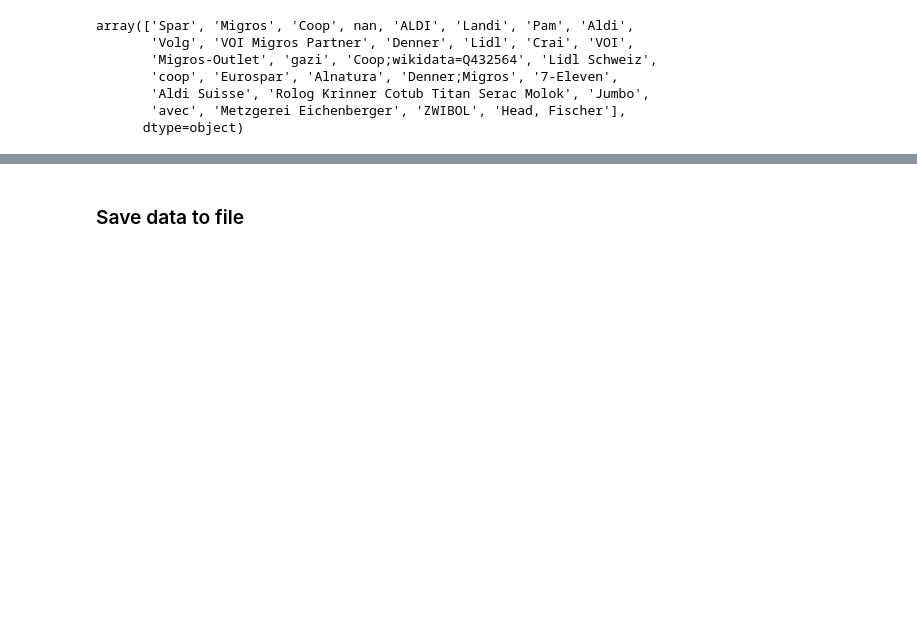
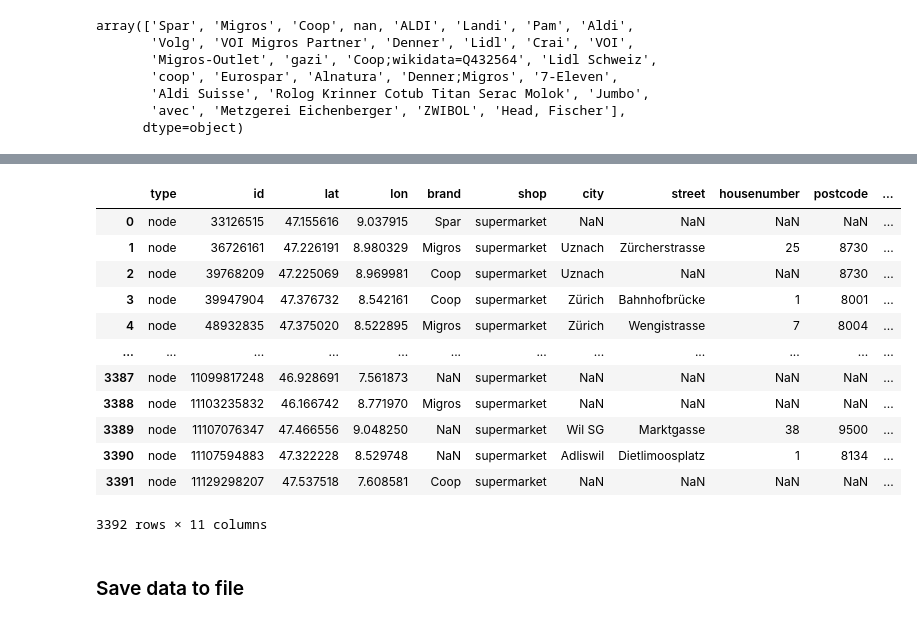
Before and after one commit to DiegoGlez28/data_analytics_zhaw, a Jupyter notebook: Week_02/supermarkets_data_preparation.ipynb, the cells around one changed output, grey strips where cells are left out. Saved outputs shown, nothing was run; the diff lists cells and outputs as text; code cells hidden in the pictures; blank space fills up the shorter version.

```diff
--- a/Week_02/supermarkets_data_preparation.ipynb
+++ b/Week_02/supermarkets_data_preparation.ipynb
@@ -213,3 +218,21 @@ UndefinedVariableError: name 'Zurich' is not defined
+# %%
+open_hours = pd.DataFrame.from_records(df1.tags)['opening_hours'].tolist()
+df['opening_hours'] = open_hours
+df
+# %% [output]
+|  | type | id | lat | lon | brand | shop | city | street | housenumber | postcode | ... |
+| 0 | node | 33126515 | 47.155616 | 9.037915 | Spar | supermarket | NaN | NaN | NaN | NaN | ... |
+| 1 | node | 36726161 | 47.226191 | 8.980329 | Migros | supermarket | Uznach | Zürcherstrasse | 25 | 8730 | ... |
+| 2 | node | 39768209 | 47.225069 | 8.969981 | Coop | supermarket | Uznach | NaN | NaN | 8730 | ... |
+| 3 | node | 39947904 | 47.376732 | 8.542161 | Coop | supermarket | Zürich | Bahnhofbrücke | 1 | 8001 | ... |
+| 4 | node | 48932835 | 47.375020 | 8.522895 | Migros | supermarket | Zürich | Wengistrasse | 7 | 8004 | ... |
+| ... | ... | ... | ... | ... | ... | ... | ... | ... | ... | ... | ... |
+| 3387 | node | 11099817248 | 46.928691 | 7.561873 | NaN | supermarket | NaN | NaN | NaN | NaN | ... |
+| 3388 | node | 11103235832 | 46.166742 | 8.771970 | Migros | supermarket | NaN | NaN | NaN | NaN | ... |
+| 3389 | node | 11107076347 | 47.466556 | 9.048250 | NaN | supermarket | Wil SG | Marktgasse | 38 | 9500 | ... |
+| 3390 | node | 11107594883 | 47.322228 | 8.529748 | NaN | supermarket | Adliswil | Dietlimoosplatz | 1 | 8134 | ... |
+| 3391 | node | 11129298207 | 47.537518 | 7.608581 | Coop | supermarket | NaN | NaN | NaN | NaN | ... |
+3392 rows × 11 columns
 # %% [markdown]
 ### Save data to file
 # %%
```
Also changed, not shown: parts of 6 cells of this notebook, 2 other files.
